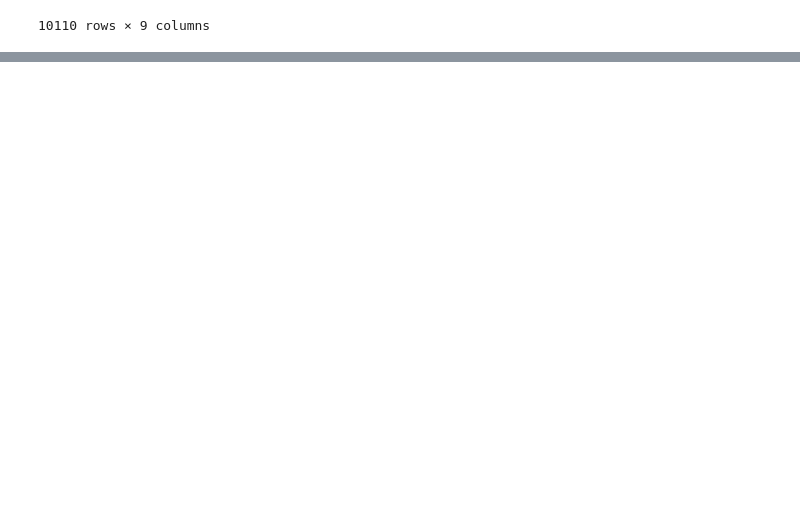
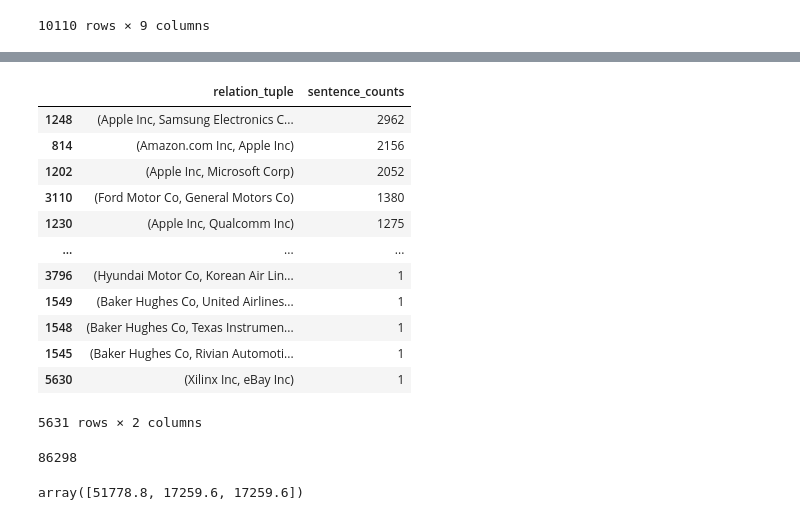
Before and after one commit to ronaldBuddys/supply-chain-extract, a Jupyter notebook: nlp/examples/stanford_split_example.ipynb, the cells around one changed output, grey strips where cells are left out. Drawn from its saved outputs; the diff is of its cells as text; code cells hidden in the pictures; blank space fills up the shorter version.

Commit message:
added step-by-step code of 2nd split method

```diff
--- a/nlp/examples/stanford_split_example.ipynb
+++ b/nlp/examples/stanford_split_example.ipynb
@@ -196,0 +199,5 @@ corpus_split[corpus_split.entity1.astype(str).str.contains('Apple')]
+# %%
+corpus_test = corpus_in.copy()
+
+corpus_test['relation_tuple'] = [tuple(sorted([E1, E2])) for E1, E2 in zip(corpus_test.entity1, corpus_test.entity2)]
+corpus_test.head()
@@ -196,0 +211,28 @@ corpus_split[corpus_split.entity1.astype(str).str.contains('Apple')]
+# %%
+corpus_counts = corpus_test.groupby(['relation_tuple']).agg('size').reset_index().sort_values(by = 0, ascending=False).rename(columns = {0: 'sentence_counts'})
+corpus_counts
+# %% [output]
+|  | relation_tuple | sentence_counts |
+| 1248 | (Apple Inc, Samsung Electronics C... | 2962 |
+| 814 | (Amazon.com Inc, Apple Inc) | 2156 |
+| 1202 | (Apple Inc, Microsoft Corp) | 2052 |
+| 3110 | (Ford Motor Co, General Motors Co) | 1380 |
+| 1230 | (Apple Inc, Qualcomm Inc) | 1275 |
+| ... | ... | ... |
+| 3796 | (Hyundai Motor Co, Korean Air Lin... | 1 |
+| 1549 | (Baker Hughes Co, United Airlines... | 1 |
+| 1548 | (Baker Hughes Co, Texas Instrumen... | 1 |
+| 1545 | (Baker Hughes Co, Rivian Automoti... | 1 |
+| 5630 | (Xilinx Inc, eBay Inc) | 1 |
+5631 rows × 2 columns
+# %%
+print(corpus_counts.sentence_counts.sum())
+
+data_split = np.array([0.6,0.2,0.2])
+
+counts_per_split = corpus_counts.sentence_counts.sum() * data_split
+
+counts_per_split
+# %% [output]
+86298
+array([51778.8, 17259.6, 17259.6])
```
Also changed, not shown: parts of 10 cells of this notebook.
